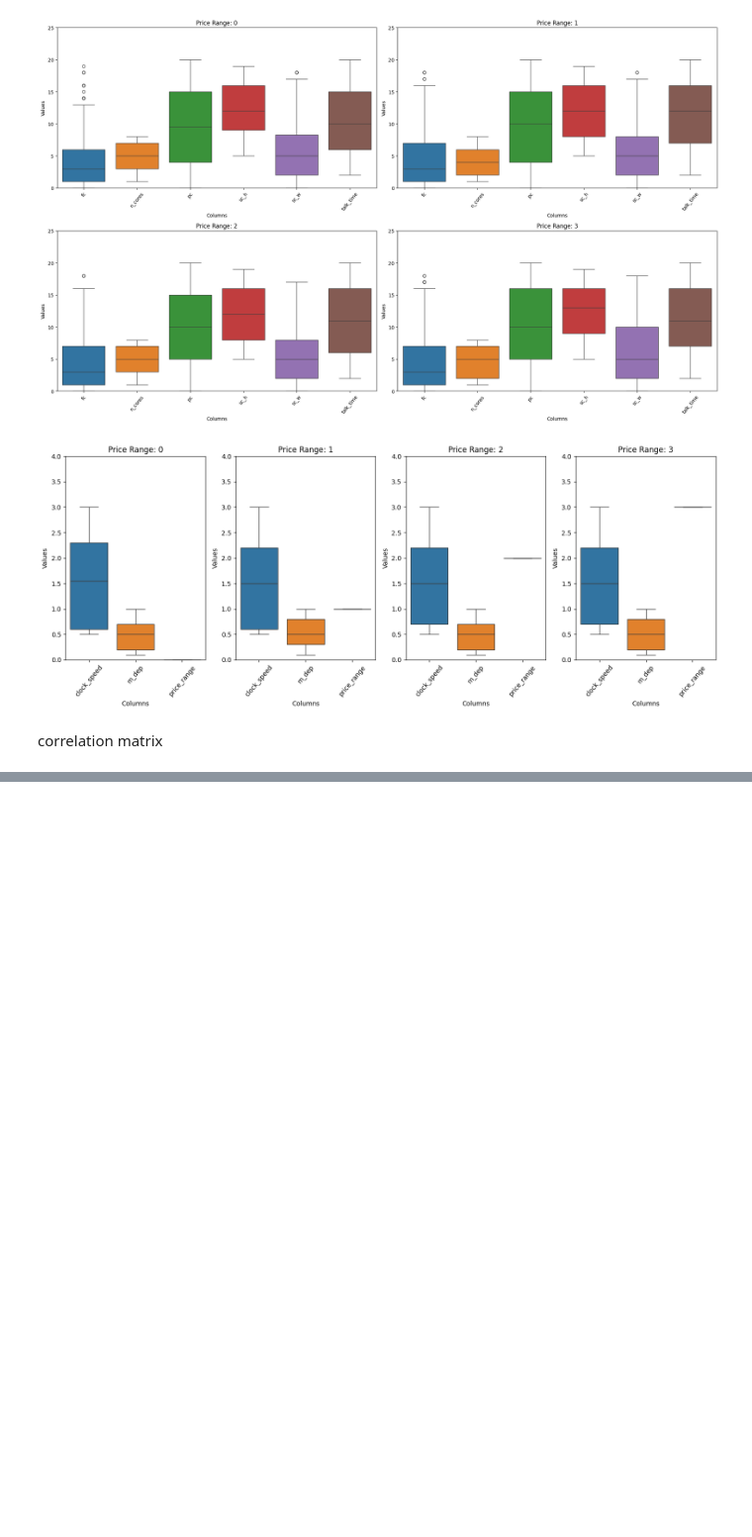
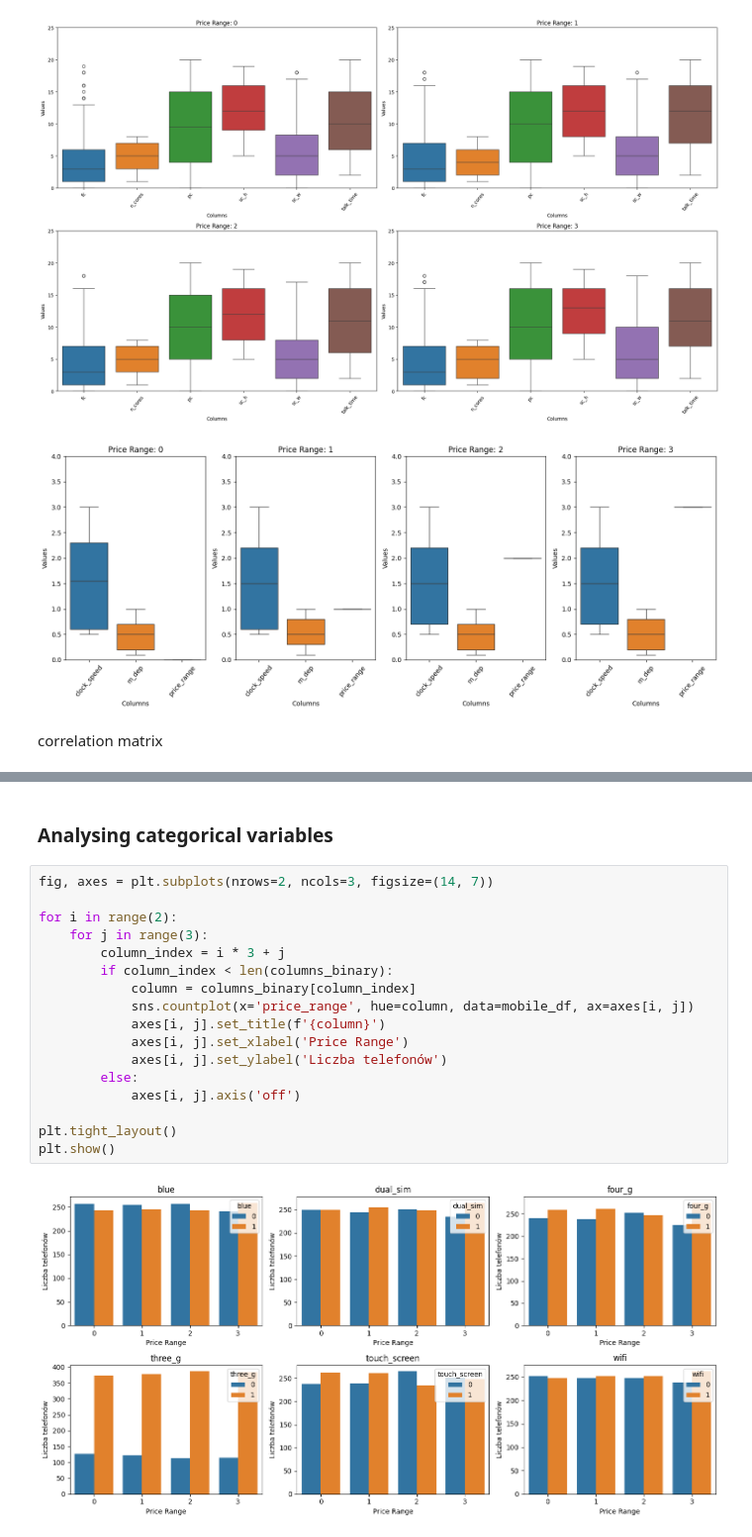
Before and after one commit to xxkaro/Phone-Prices-Classification, a Jupyter notebook: EDA/EDA_final.ipynb, the cells around one changed output, grey strips where cells are left out. Shown at 99% size. Drawn from its saved outputs; the diff is of its cells as text; blank space fills up the shorter version.

```diff
--- a/EDA/EDA_final.ipynb
+++ b/EDA/EDA_final.ipynb
@@ -312,0 +326,21 @@ plt.show()
+# %% [markdown]
+### Analysing categorical variables
+# %%
+fig, axes = plt.subplots(nrows=2, ncols=3, figsize=(14, 7))
+
+for i in range(2):
+    for j in range(3):
+        column_index = i * 3 + j
+        if column_index < len(columns_binary):
+            column = columns_binary[column_index]
+            sns.countplot(x='price_range', hue=column, data=mobile_df, ax=axes[i, j])
+            axes[i, j].set_title(f'{column}')
+            axes[i, j].set_xlabel('Price Range')
+            axes[i, j].set_ylabel('Liczba telefonów')
+        else:
+            axes[i, j].axis('off')
+
+plt.tight_layout()
+plt.show()
+# %% [output]
+[figure, added]
```
Also changed, not shown: parts of 10 cells of this notebook.
